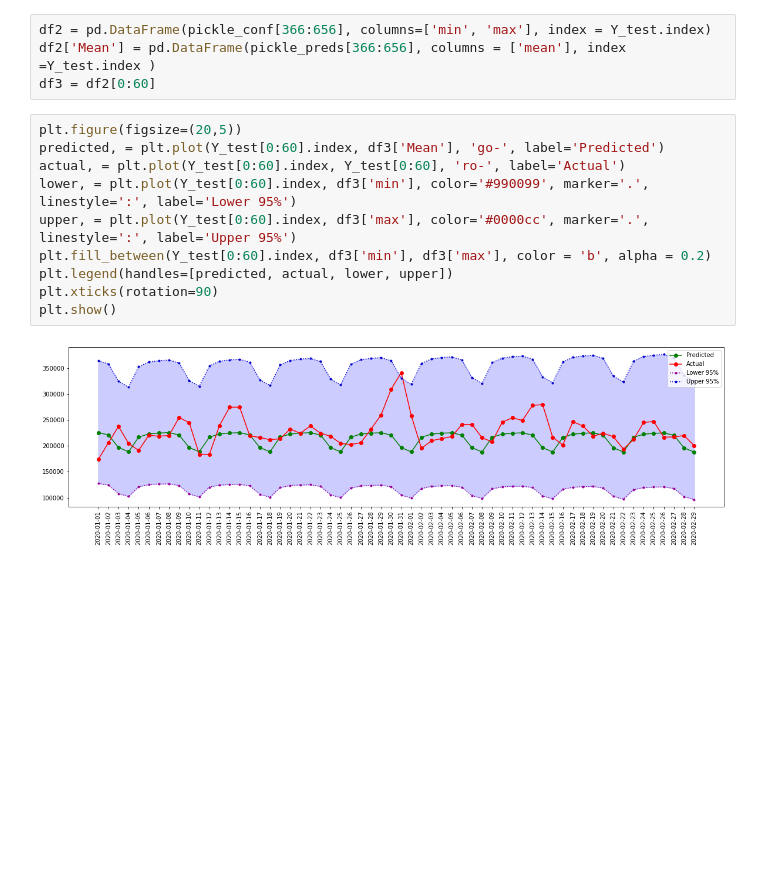
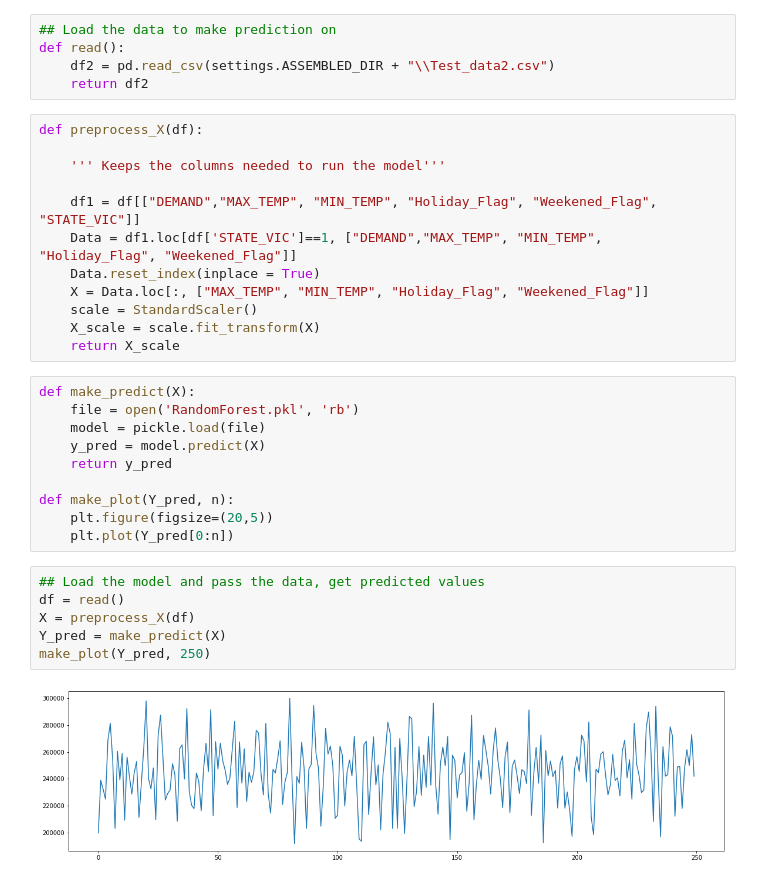
Before and after one commit to RammySekham/data--to-ml-pipeline, a Jupyter notebook: predict.ipynb, the cells around one changed output. Drawn from its saved outputs; the diff is of its cells as text; blank space fills up the shorter version.

```diff
--- a/predict.ipynb
+++ b/predict.ipynb
@@ -40,16 +8,35 @@ forecast_accuracy(forecast_2020, Actuals_2020)
-# %%
-df2 = pd.DataFrame(pickle_conf[366:656], columns=['min', 'max'], index = Y_test.index)
-df2['Mean'] = pd.DataFrame(pickle_preds[366:656], columns = ['mean'], index =Y_test.index )
-df3 = df2[0:60]
-# %%
-plt.figure(figsize=(20,5))
-predicted, = plt.plot(Y_test[0:60].index, df3['Mean'], 'go-', label='Predicted')
-actual, = plt.plot(Y_test[0:60].index, Y_test[0:60], 'ro-', label='Actual')
-lower, = plt.plot(Y_test[0:60].index, df3['min'], color='#990099', marker='.', linestyle=':', label='Lower 95%')
-upper, = plt.plot(Y_test[0:60].index, df3['max'], color='#0000cc', marker='.', linestyle=':', label='Upper 95%')
-plt.fill_between(Y_test[0:60].index, df3['min'], df3['max'], color = 'b', alpha = 0.2)
-plt.legend(handles=[predicted, actual, lower, upper])
-plt.xticks(rotation=90)
-plt.show()
-# %% [output]
-[figure, removed]
+# %%
+## Load the data to make prediction on
+def read():
+    df2 = pd.read_csv(settings.ASSEMBLED_DIR + "\\Test_data2.csv")
+    return df2
+# %%
+def preprocess_X(df):
+
+    ''' Keeps the columns needed to run the model'''
+
+    df1 = df[["DEMAND","MAX_TEMP", "MIN_TEMP", "Holiday_Flag", "Weekened_Flag", "STATE_VIC"]]
+    Data = df1.loc[df['STATE_VIC']==1, ["DEMAND","MAX_TEMP", "MIN_TEMP", "Holiday_Flag", "Weekened_Flag"]]
+    Data.reset_index(inplace = True)
+    X = Data.loc[:, ["MAX_TEMP", "MIN_TEMP", "Holiday_Flag", "Weekened_Flag"]]
+    scale = StandardScaler()
+    X_scale = scale.fit_transform(X)
+    return X_scale
+# %%
+def make_predict(X):
+    file = open('RandomForest.pkl', 'rb')
+    model = pickle.load(file)
+    y_pred = model.predict(X)
+    return y_pred
+
+def make_plot(Y_pred, n):
+    plt.figure(figsize=(20,5))
+    plt.plot(Y_pred[0:n])
+# %%
+## Load the model and pass the data, get predicted values
+df = read()
+X = preprocess_X(df)
+Y_pred = make_predict(X)
+make_plot(Y_pred, 250)
+# %% [output]
+[figure, added]
```
Also changed, not shown: parts of 4 cells of this notebook, 5 other files.
